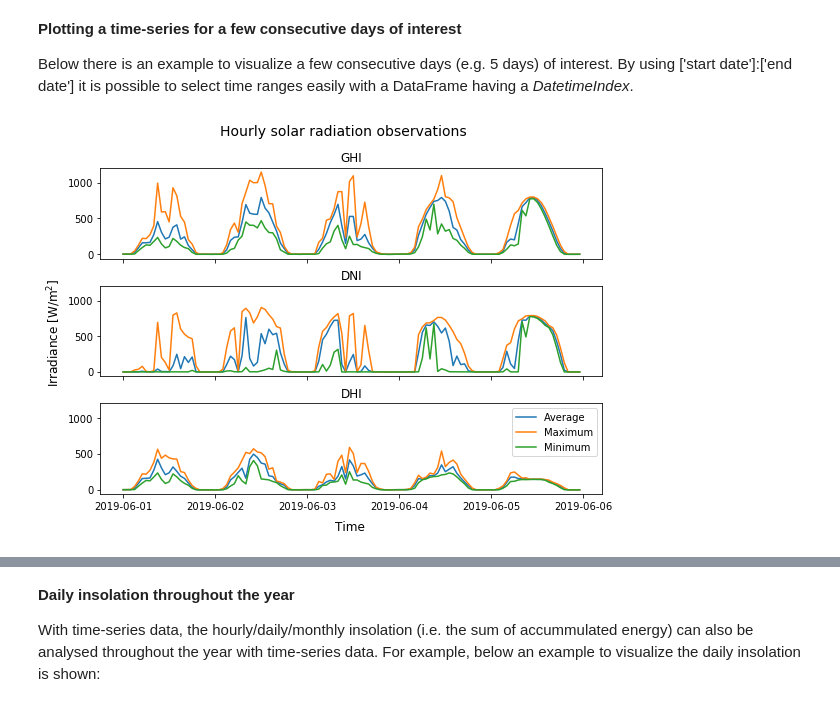
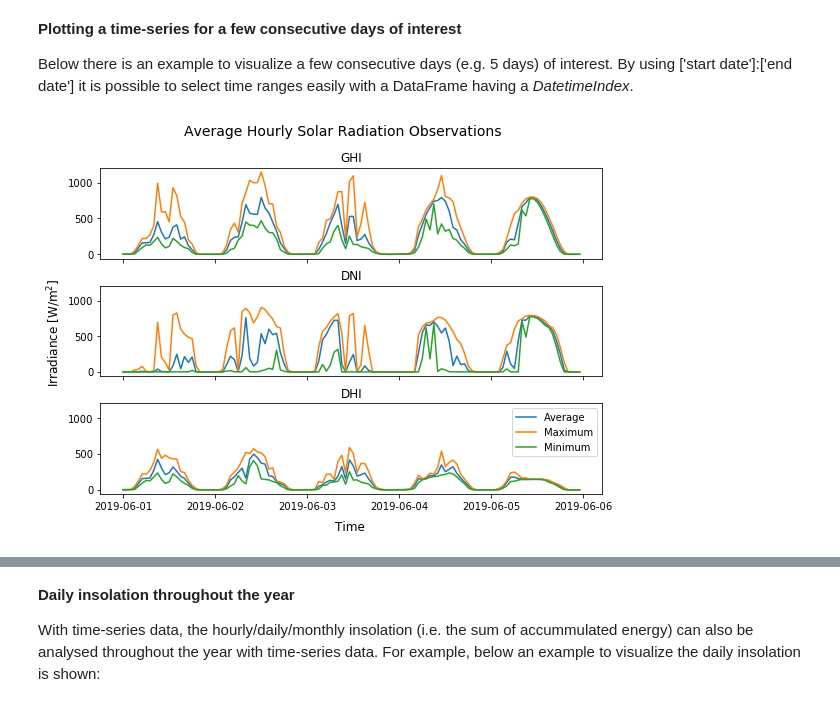
Before and after one commit to tiba-lab/Solar-Resource-Assessment-in-Python, a Jupyter notebook: notebooks/manipulating_time_series.ipynb, the cells around one changed output, grey strips where cells are left out. Cells and saved outputs as stored; diff of their text form; code cells hidden in the pictures.

```diff
--- a/notebooks/manipulating_time_series.ipynb
+++ b/notebooks/manipulating_time_series.ipynb
@@ -520,20 +520,20 @@ Below there is an example to visualize a few consecutive days (e.g. 5 days) of i
 # %%
 # Variables to plot
 vars = ['GHI', 'DNI', 'DHI']
 # Create 3 subplots, with shared X and Y axis
 fig, axs = plt.subplots(3, sharex=True, sharey=True, figsize=(9,6))
 # Add title to the plot
-fig.suptitle('Hourly solar radiation observations', fontsize=14)
+fig.suptitle('Average Hourly Solar Radiation Observations', fontsize=14)
 
 for i in range(3):
     axs[i].plot(df_1min.resample('1H').mean()['2019-06-01':'2019-06-05'][vars[i]], label='Average') # Average hourly
     axs[i].plot(df_1min.resample('1H').max()['2019-06-01':'2019-06-05'][vars[i]], label='Maximum') # Max. hourly
     axs[i].plot(df_1min.resample('1H').min()['2019-06-01':'2019-06-05'][vars[i]], label='Minimum') # Min. hourly
     axs[i].set_title(vars[i]) # Title for each subplot
 fig.subplots_adjust(hspace=0.3) # Adjust the white space between the subplots titles
 fig.text(0.04, 0.5, 'Irradiance [W/m$^2$]', va='center', rotation='vertical', fontsize=12) # Common Y Axis
 fig.text(0.51, 0.04, 'Time', ha='center', fontsize=12) # Common X Axis
 plt.legend(loc='upper right', ncol=1) # Legend for the last subplot or 'axs[i].legend()' in the loop to a legend to each.
 plt.show()
 # %% [output]
-[figure, old version]
+[figure, new version]
```
Also changed, not shown: parts of 5 cells of this notebook.
